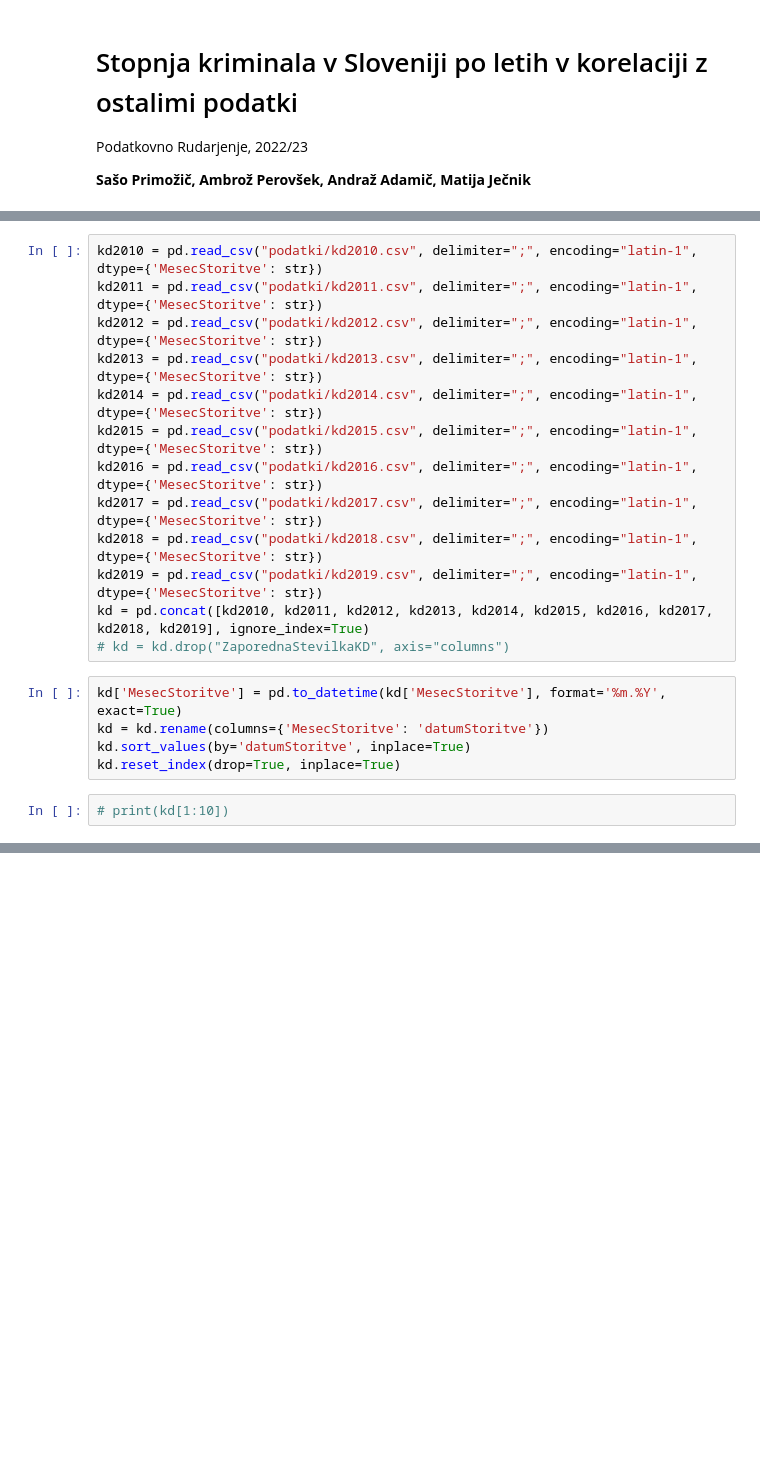
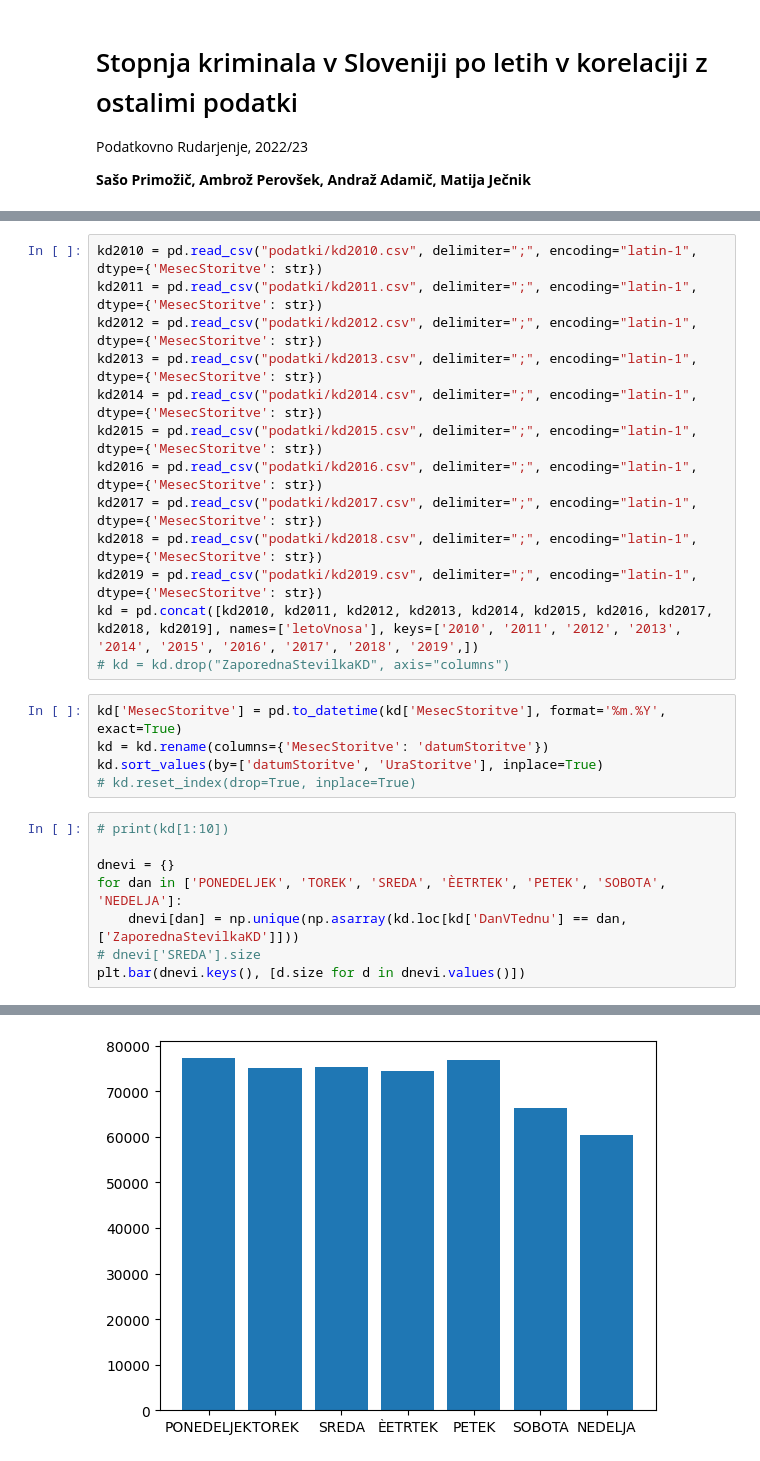
Before and after one commit to andrazadamic/PR22SPAPAAMJ, a Jupyter notebook: seminarska.ipynb, the cells around one changed output, grey strips where cells are left out. Drawn from its saved outputs; the diff is of its cells as text; blank space fills up the shorter version.

```diff
--- a/seminarska.ipynb
+++ b/seminarska.ipynb
@@ -17,12 +19,19 @@ kd2016 = pd.read_csv("podatki/kd2016.csv", delimiter=";", encoding="latin-1", dt
 kd2017 = pd.read_csv("podatki/kd2017.csv", delimiter=";", encoding="latin-1", dtype={'MesecStoritve': str})
 kd2018 = pd.read_csv("podatki/kd2018.csv", delimiter=";", encoding="latin-1", dtype={'MesecStoritve': str})
 kd2019 = pd.read_csv("podatki/kd2019.csv", delimiter=";", encoding="latin-1", dtype={'MesecStoritve': str})
-kd = pd.concat([kd2010, kd2011, kd2012, kd2013, kd2014, kd2015, kd2016, kd2017, kd2018, kd2019], ignore_index=True)
+kd = pd.concat([kd2010, kd2011, kd2012, kd2013, kd2014, kd2015, kd2016, kd2017, kd2018, kd2019], names=['letoVnosa'], keys=['2010', '2011', '2012', '2013', '2014', '2015', '2016', '2017', '2018', '2019',])
 # kd = kd.drop("ZaporednaStevilkaKD", axis="columns")
 # %%
 kd['MesecStoritve'] = pd.to_datetime(kd['MesecStoritve'], format='%m.%Y', exact=True)
 kd = kd.rename(columns={'MesecStoritve': 'datumStoritve'})
-kd.sort_values(by='datumStoritve', inplace=True)
-kd.reset_index(drop=True, inplace=True)
+kd.sort_values(by=['datumStoritve', 'UraStoritve'], inplace=True)
+# kd.reset_index(drop=True, inplace=True)
-# %%
-# print(kd[1:10])
+# %%
+# print(kd[1:10])
+
+dnevi = {}
+for dan in ['PONEDELJEK', 'TOREK', 'SREDA', 'ÈETRTEK', 'PETEK', 'SOBOTA', 'NEDELJA']:
+    dnevi[dan] = np.unique(np.asarray(kd.loc[kd['DanVTednu'] == dan, ['ZaporednaStevilkaKD']]))
+# dnevi['SREDA'].size
+plt.bar(dnevi.keys(), [d.size for d in dnevi.values()])
+# %% [output]
@@ -28,0 +39 @@ kd.reset_index(drop=True, inplace=True)
+[figure, added]
```
Also changed, not shown: parts of 5 cells of this notebook.
